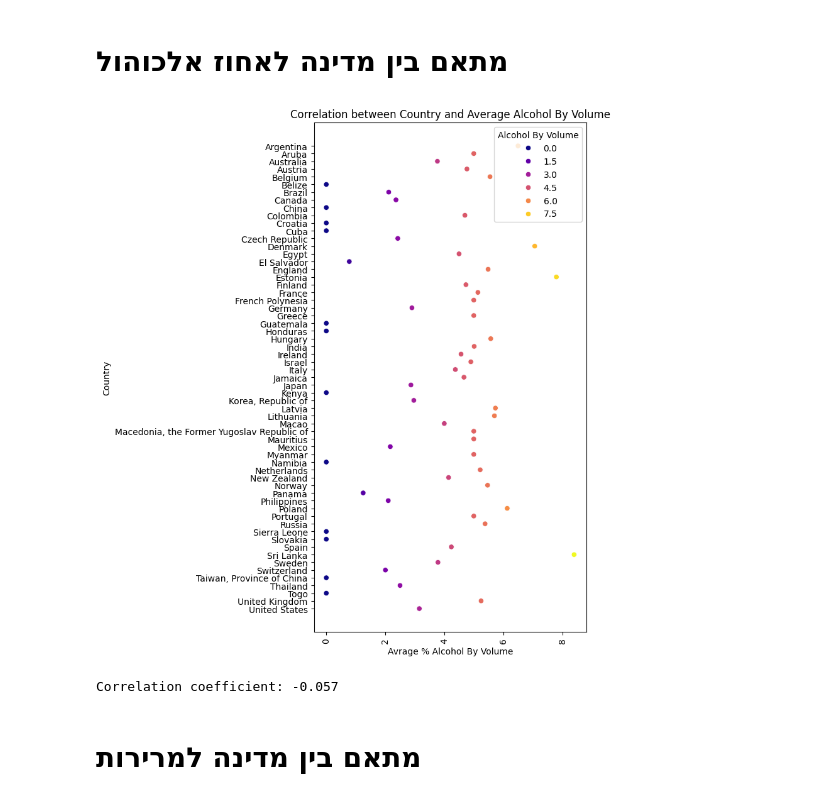
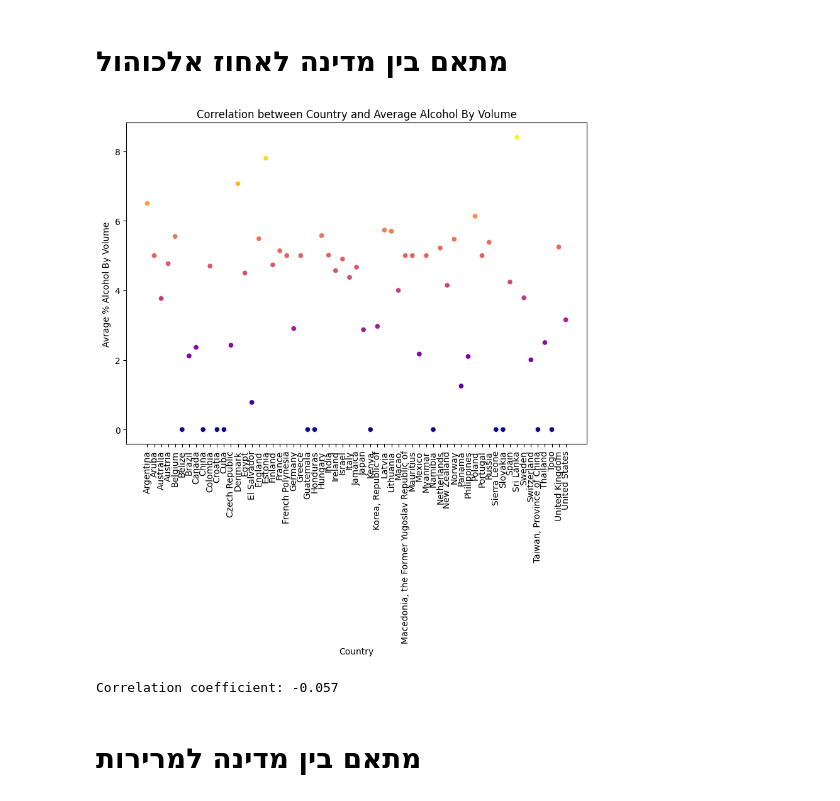
Before and after one commit to Shai-Safran/Projects, a Jupyter notebook: BEER_Project.ipynb, the cells around one changed output. Drawn from its saved outputs; the diff is of its cells as text; code cells hidden in the pictures.

```diff
--- a/BEER_Project.ipynb
+++ b/BEER_Project.ipynb
@@ -353,19 +336,22 @@ display(styled_df)
 # %%
 
 country_alcohol_df = df[['Country', 'Alcohol By Volume', 'International Bitterness Units']].groupby(['Country']).mean()
 country_alcohol_df=country_alcohol_df.dropna(subset=['Alcohol By Volume', 'International Bitterness Units']).reset_index()
 plt.figure(figsize=(8, 9))
-sns.scatterplot(y='Country', x='Alcohol By Volume', data=country_alcohol_df,hue='Alcohol By Volume', palette='plasma', legend=True)
+sns.scatterplot(x='Country', y='Alcohol By Volume', data=country_alcohol_df,hue='Alcohol By Volume', palette='plasma', legend=False)
 plt.xticks(rotation=90)
 plt.title('Correlation between Country and Average Alcohol By Volume')
-plt.ylabel('Country')
-plt.xlabel('Avrage % Alcohol By Volume')
+plt.xlabel('Country')
+plt.ylabel('Avrage % Alcohol By Volume')
 plt.tight_layout()
 plt.show()
-correlation = country_alcohol_df['Alcohol By Volume'].corr(country_alcohol_df.index.to_series())
+
+le = LabelEncoder()
+country_alcohol_df['country_encoded'] = le.fit_transform(country_alcohol_df['Country'])
+correlation = country_alcohol_df['country_encoded'].corr(country_alcohol_df['Alcohol By Volume'])
 print(f"Correlation coefficient: {correlation:.3f}")
 # %% [output]
-[figure, old version]
+[figure, new version]
 Correlation coefficient: -0.057
 # %% [markdown]
 # **מתאם בין מדינה למרירות**
```
Also changed, not shown: parts of 20 cells of this notebook.
